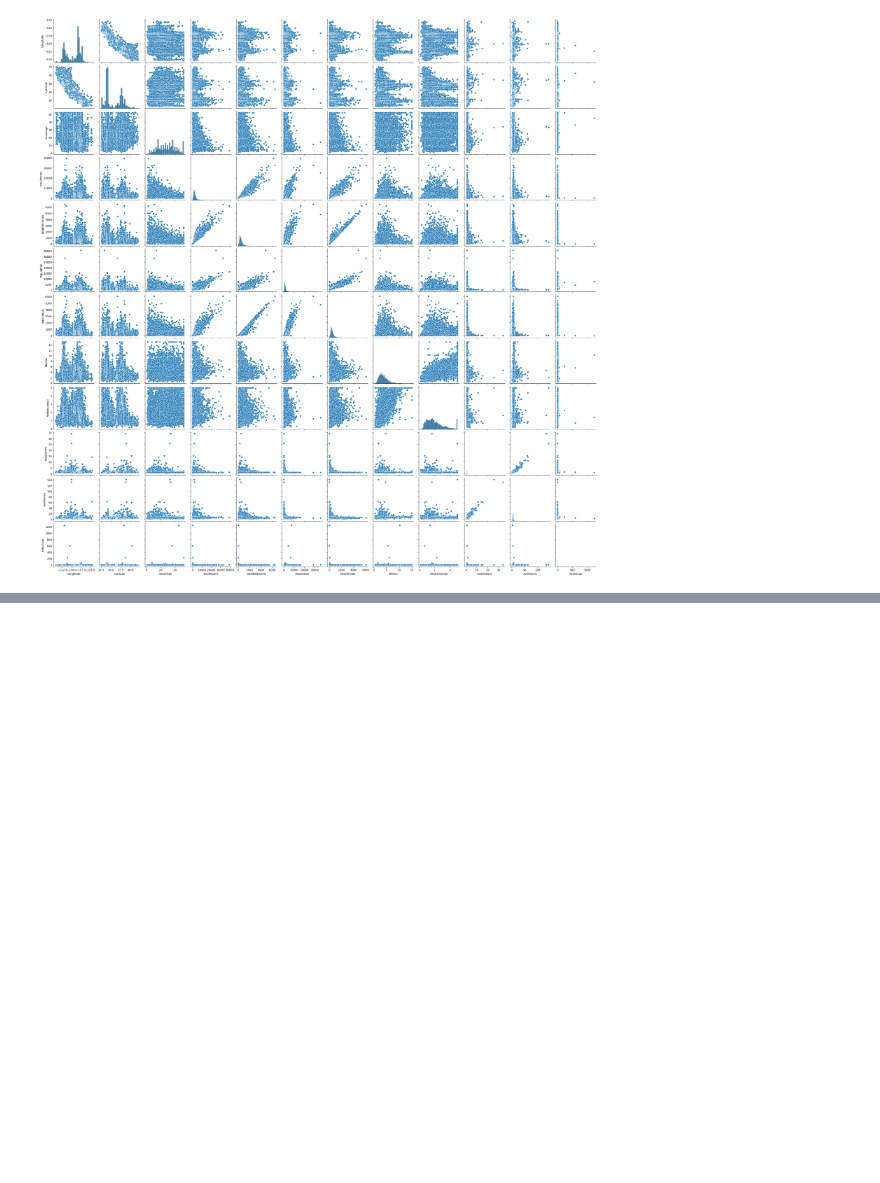
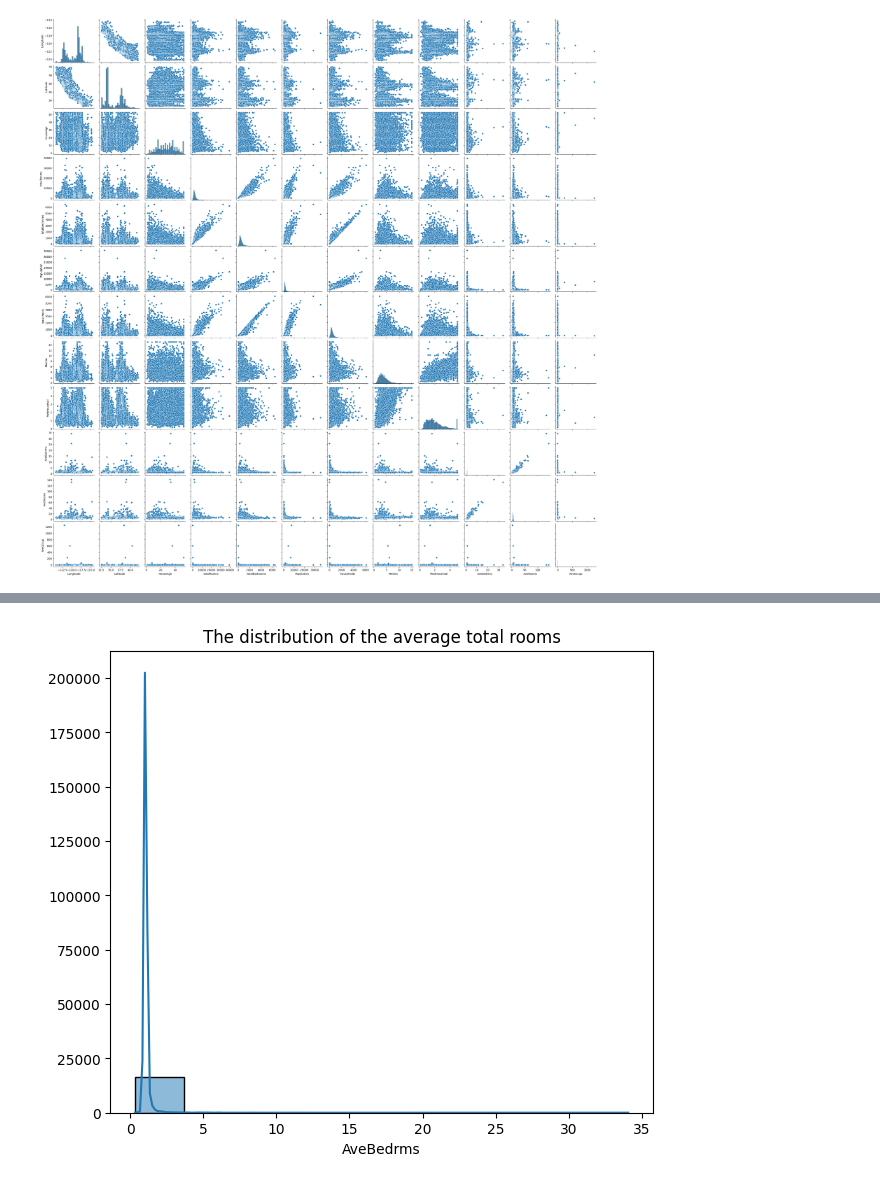
Before and after one commit to LarsBentsen/CourseDSAIStatisticalLearning, a Jupyter notebook: testing.ipynb, the cells around one changed output, grey strips where cells are left out. Saved outputs shown, nothing was run; the diff lists cells and outputs as text; code cells hidden in the pictures; blank space fills up the shorter version.

```diff
--- a/testing.ipynb
+++ b/testing.ipynb
@@ -114,0 +198,8 @@ plt.show()
+# %%
+plt.figure(figsize=(7,6))
+sns.histplot(x=df['AveBedrms'], bins=10, kde=True)
+plt.title("The distribution of the average total rooms")
+plt.ylabel("")
+plt.show()
+# %% [output]
+[figure, added]
```
Also changed, not shown: parts of 34 cells of this notebook, 2 other files.
